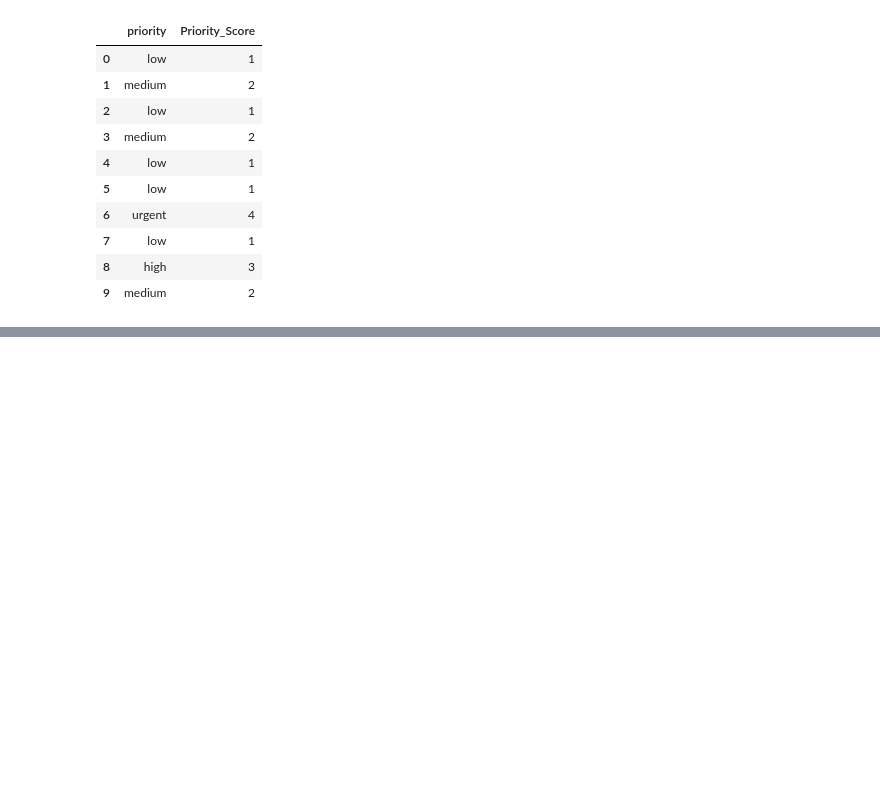
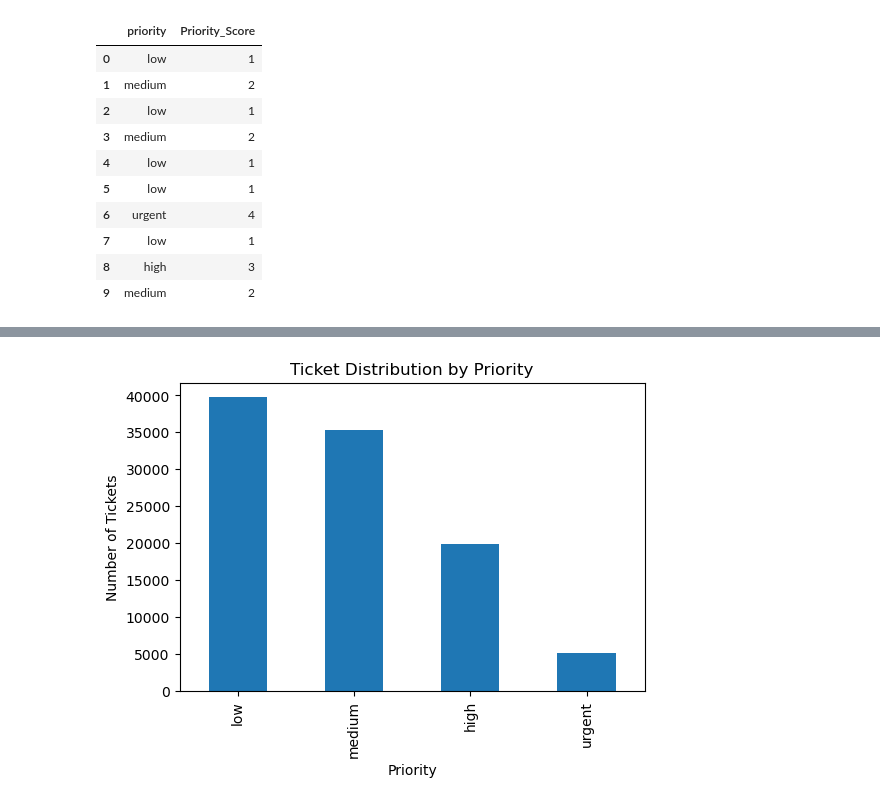
Before and after one commit to springboardmentor1210a/Supportlytics, a Jupyter notebook: Supportlytics.ipynb, the cells around one changed output, grey strips where cells are left out. Saved outputs shown, nothing was run; the diff lists cells and outputs as text; code cells hidden in the pictures; blank space fills up the shorter version.

```diff
--- a/Supportlytics.ipynb
+++ b/Supportlytics.ipynb
@@ -338,0 +437,10 @@ df.to_csv("final_cleaned_it_support_tickets.csv", index=False)
+# %%
+df["priority"].value_counts().plot(kind="bar", figsize=(6,4))
+
+plt.title("Ticket Distribution by Priority")
+plt.xlabel("Priority")
+plt.ylabel("Number of Tickets")
+
+plt.show()
+# %% [output]
+[figure, added]
```
Also changed, not shown: parts of 48 cells of this notebook.
